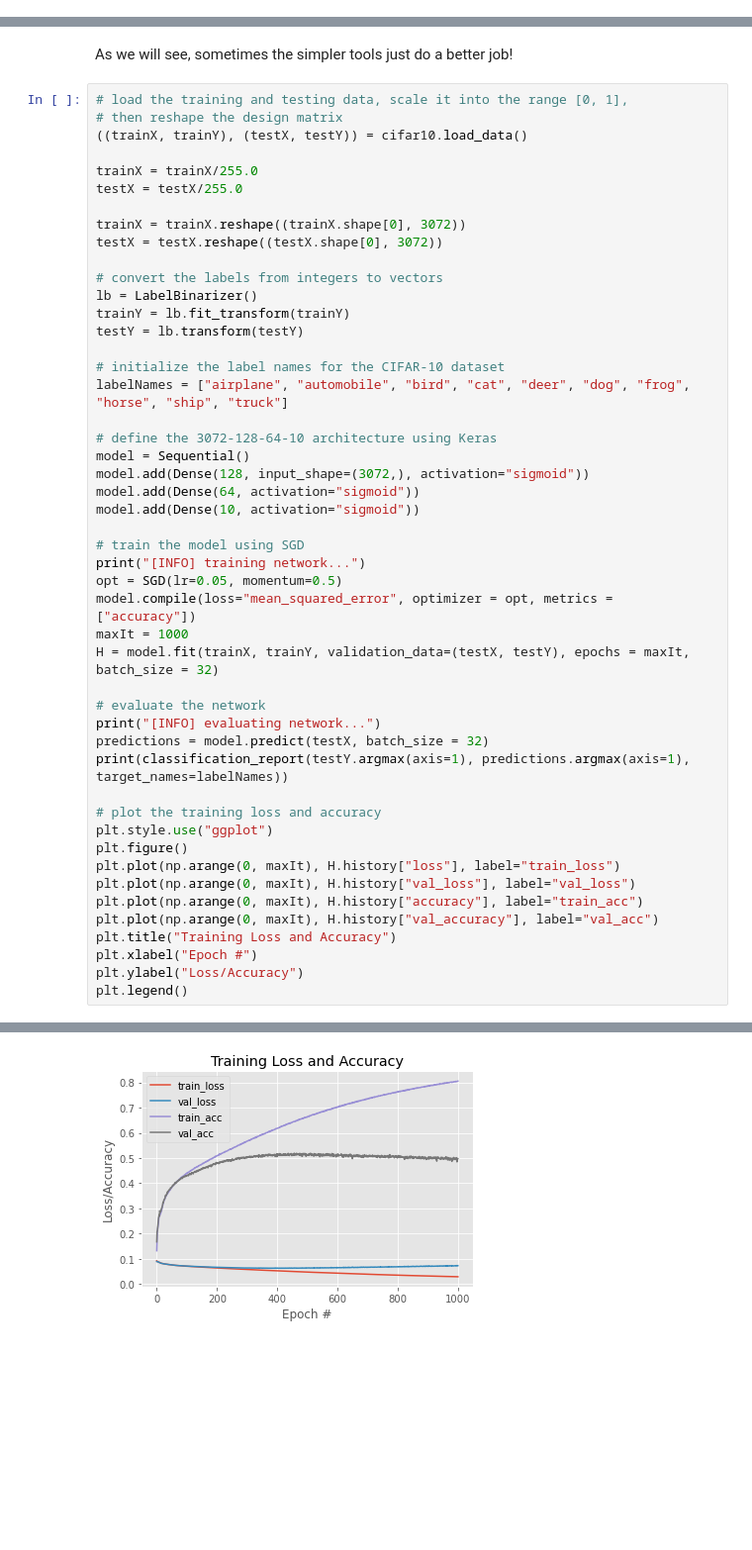
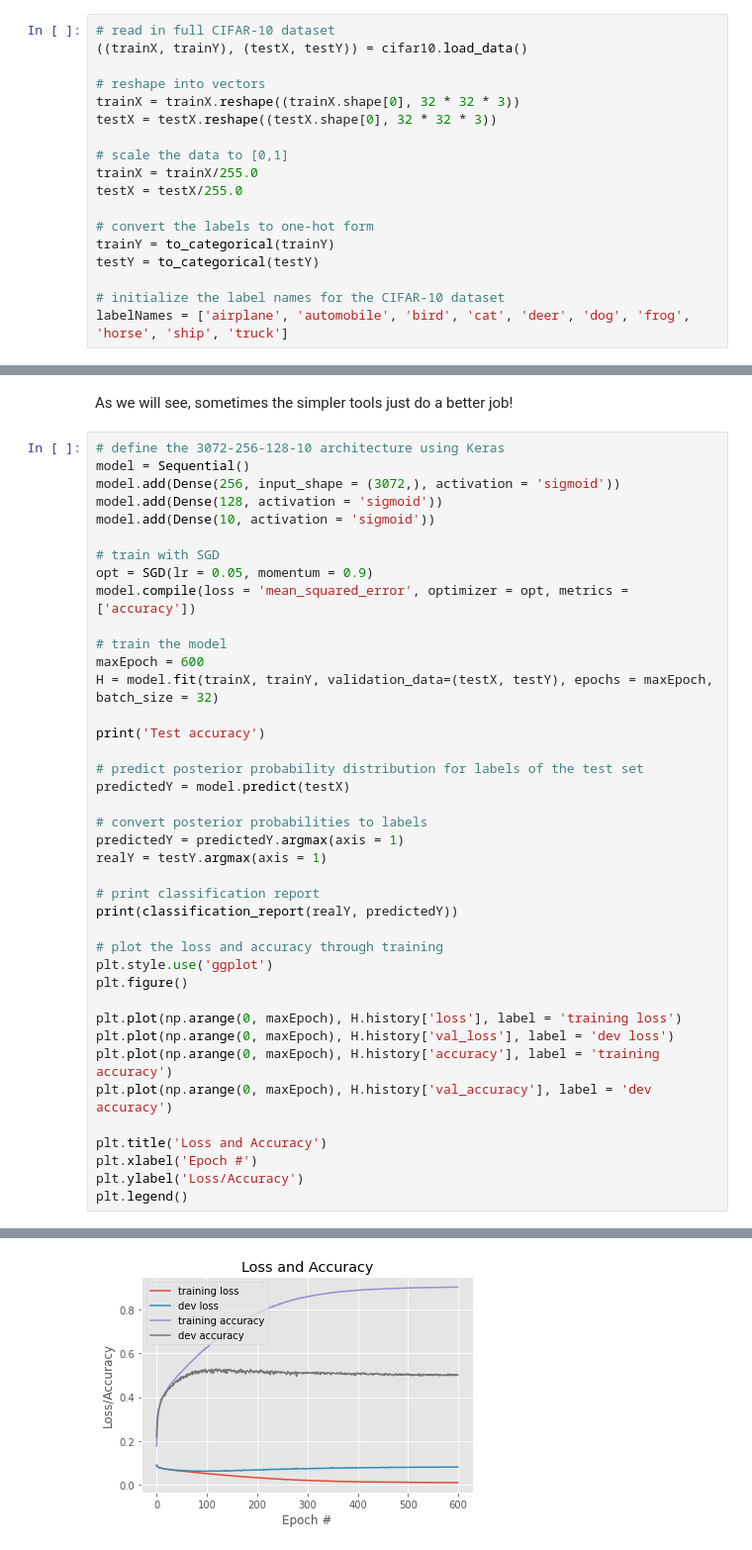
Before and after one commit to rtwhite1546/Fall-2021-Neural-Networks, a Jupyter notebook: Week-6-Vanishing-Gradients-Keras/Week6.ipynb, the cells around one changed output, grey strips where cells are left out. Shown: that part at 99% size. Saved outputs shown, nothing was run; the diff lists cells and outputs as text; blank space fills up the shorter version.

```diff
--- a/Week-6-Vanishing-Gradients-Keras/Week6.ipynb
+++ b/Week-6-Vanishing-Gradients-Keras/Week6.ipynb
@@ -258,4 +383,22 @@ The label is [6]
 cifarData[0][0][:1000].shape
 # %% [output]
 (1000, 32, 32, 3)
+# %%
+# read in full CIFAR-10 dataset
+((trainX, trainY), (testX, testY)) = cifar10.load_data()
+
+# reshape into vectors
+trainX = trainX.reshape((trainX.shape[0], 32 * 32 * 3))
+testX = testX.reshape((testX.shape[0], 32 * 32 * 3))
+
+# scale the data to [0,1]
+trainX = trainX/255.0
+testX = testX/255.0
+
+# convert the labels to one-hot form
+trainY = to_categorical(trainY)
+testY = to_categorical(testY)
+
+# initialize the label names for the CIFAR-10 dataset
+labelNames = ['airplane', 'automobile', 'bird', 'cat', 'deer', 'dog', 'frog', 'horse', 'ship', 'truck']
 # %%
@@ -329,51 +462,43 @@ weighted avg       0.48      0.48      0.47     10000
 # %% [markdown]
 As we will see, sometimes the simpler tools just do a better job!
 # %%
-# load the training and testing data, scale it into the range [0, 1],
-# then reshape the design matrix
-((trainX, trainY), (testX, testY)) = cifar10.load_data()
+# define the 3072-256-128-10 architecture using Keras
+model = Sequential()
+model.add(Dense(256, input_shape = (3072,), activation = 'sigmoid'))
+model.add(Dense(128, activation = 'sigmoid'))
+model.add(Dense(10, activation = 'sigmoid'))
 
-trainX = trainX/255.0
-testX = testX/255.0
+# train with SGD
+opt = SGD(lr = 0.05, momentum = 0.9)
+model.compile(loss = 'mean_squared_error', optimizer = opt, metrics = ['accuracy'])
 
-trainX = trainX.reshape((trainX.shape[0], 3072))
-testX = testX.reshape((testX.shape[0], 3072))
+# train the model
+maxEpoch = 600
+H = model.fit(trainX, trainY, validation_data=(testX, testY), epochs = maxEpoch, batch_size = 32)
 
-# convert the labels from integers to vectors
-lb = LabelBinarizer()
-trainY = lb.fit_transform(trainY)
-testY = lb.transform(testY)
+print('Test accuracy')
 
-# initialize the label names for the CIFAR-10 dataset
-labelNames = ["airplane", "automobile", "bird", "cat", "deer", "dog", "frog", "horse", "ship", "truck"]
+# predict posterior probability distribution for labels of the test set
+predictedY = model.predict(testX)
 
-# define the 3072-128-64-10 architecture using Keras
-model = Sequential()
-model.add(Dense(128, input_shape=(3072,), activation="sigmoid"))
-model.add(Dense(64, activation="sigmoid"))
-model.add(Dense(10, activation="sigmoid"))
+# convert posterior probabilities to labels
+predictedY = predictedY.argmax(axis = 1)
+realY = testY.argmax(axis = 1)
 
-# train the model using SGD
-print("[INFO] training network...")
-opt = SGD(lr=0.05, momentum=0.5)
-model.compile(loss="mean_squared_error", optimizer = opt, metrics = ["accuracy"])
-maxIt = 1000
-H = model.fit(trainX, trainY, validation_data=(testX, testY), epochs = maxIt, batch_size = 32)
+# print classification report
+print(classification_report(realY, predictedY))
 
-# evaluate the network
-print("[INFO] evaluating network...")
-predictions = model.predict(testX, batch_size = 32)
-print(classification_report(testY.argmax(axis=1), predictions.argmax(axis=1), target_names=labelNames))
+# plot the loss and accuracy through training
+plt.style.use('ggplot')
+plt.figure()
 
-# plot the training loss and accuracy
-plt.style.use("ggplot")
-plt.figure()
-plt.plot(np.arange(0, maxIt), H.history["loss"], label="train_loss")
-plt.plot(np.arange(0, maxIt), H.history["val_loss"], label="val_loss")
-plt.plot(np.arange(0, maxIt), H.history["accuracy"], label="train_acc")
-plt.plot(np.arange(0, maxIt), H.history["val_accuracy"], label="val_acc")
-plt.title("Training Loss and Accuracy")
-plt.xlabel("Epoch #")
-plt.ylabel("Loss/Accuracy")
+plt.plot(np.arange(0, maxEpoch), H.history['loss'], label = 'training loss')
+plt.plot(np.arange(0, maxEpoch), H.history['val_loss'], label = 'dev loss')
+plt.plot(np.arange(0, maxEpoch), H.history['accuracy'], label = 'training accuracy')
+plt.plot(np.arange(0, maxEpoch), H.history['val_accuracy'], label = 'dev accuracy')
+
+plt.title('Loss and Accuracy')
+plt.xlabel('Epoch #')
+plt.ylabel('Loss/Accuracy')
 plt.legend()
 # %% [output]
@@ -393,6 +518,6 @@ Epoch 5/1000
 
     accuracy                           0.50     10000
    macro avg       0.51      0.50      0.50     10000
 weighted avg       0.51      0.50      0.50     10000
 <matplotlib.legend.Legend at 0x...>
-[figure, old version]
+[figure, new version]
```
Also changed, not shown: parts of 25 cells of this notebook.
